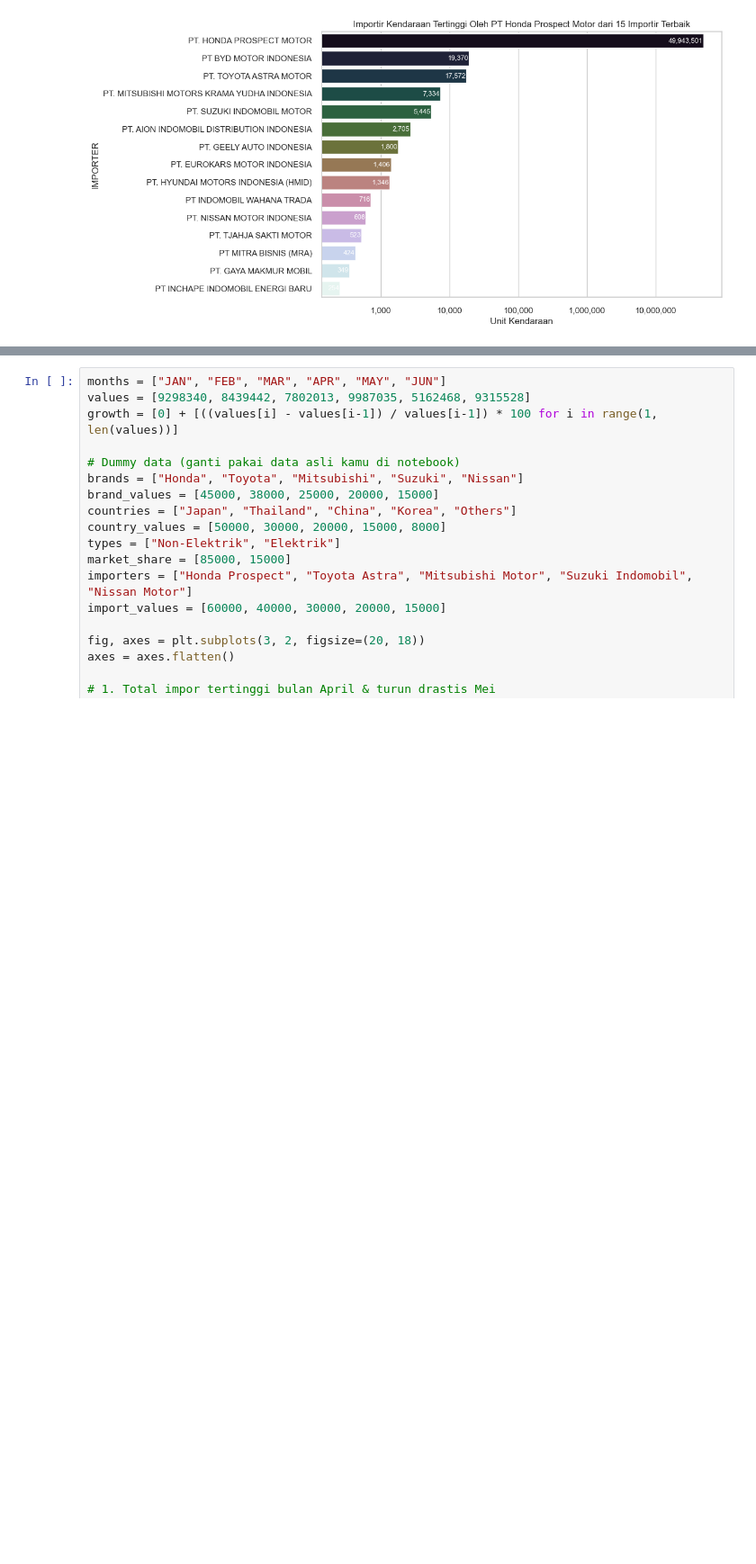
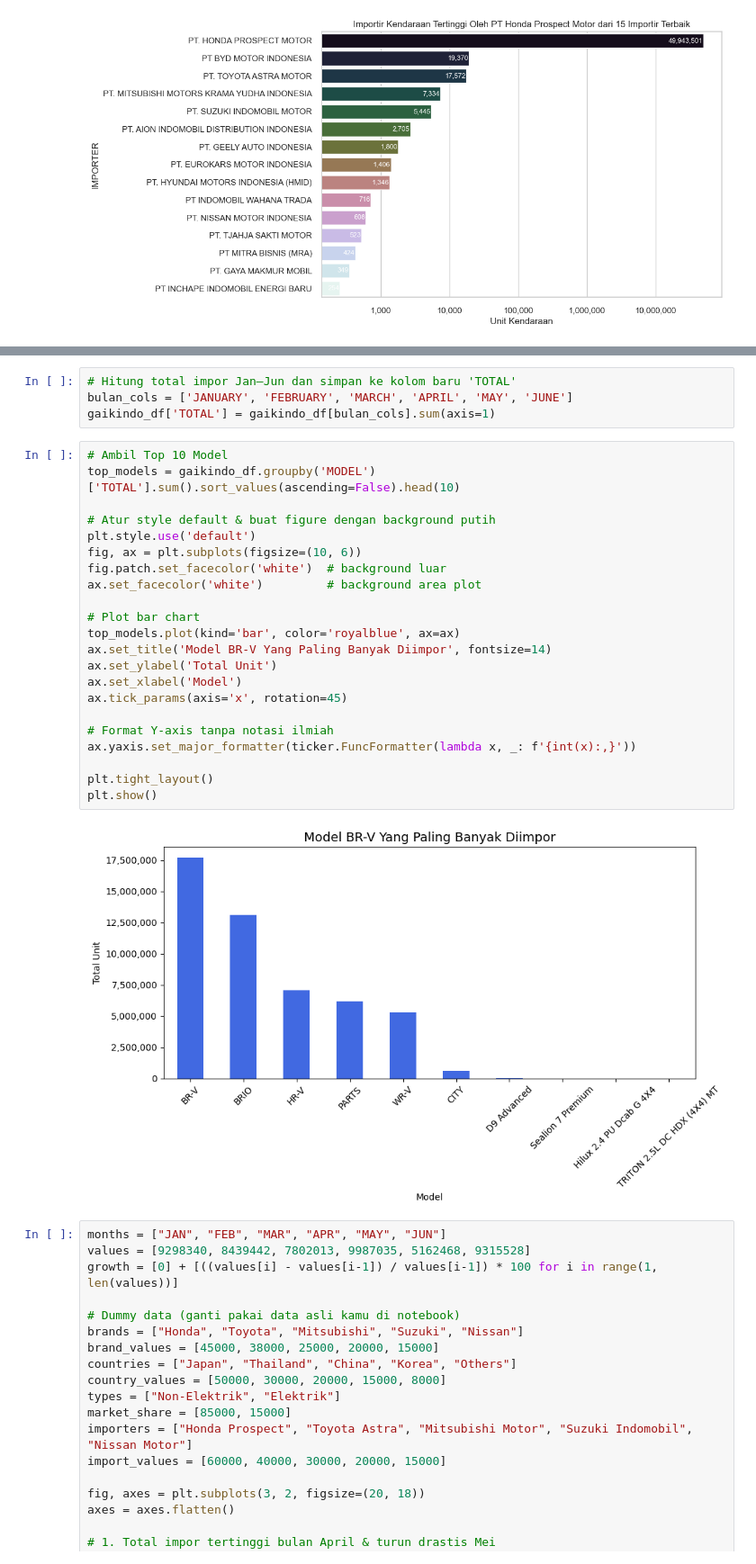
Before and after one commit to nuruldwicahya/Gaikindo, a Jupyter notebook: Gaikindo_Import_Analysis_Final_Visual.ipynb, the cells around one changed output, grey strips where cells are left out. Shown at 90% size. Drawn from its saved outputs; the diff is of its cells as text; blank space fills up the shorter version.

```diff
--- a/Gaikindo_Import_Analysis_Final_Visual.ipynb
+++ b/Gaikindo_Import_Analysis_Final_Visual.ipynb
@@ -452,3 +499,31 @@ Passing `palette` without assigning `hue` is deprecated and will be removed in v
+# %%
+# Hitung total impor Jan–Jun dan simpan ke kolom baru 'TOTAL'
+bulan_cols = ['JANUARY', 'FEBRUARY', 'MARCH', 'APRIL', 'MAY', 'JUNE']
+gaikindo_df['TOTAL'] = gaikindo_df[bulan_cols].sum(axis=1)
+# %%
+# Ambil Top 10 Model
+top_models = gaikindo_df.groupby('MODEL')['TOTAL'].sum().sort_values(ascending=False).head(10)
+
+# Atur style default & buat figure dengan background putih
+plt.style.use('default')
+fig, ax = plt.subplots(figsize=(10, 6))
+fig.patch.set_facecolor('white')  # background luar
+ax.set_facecolor('white')         # background area plot
+
+# Plot bar chart
+top_models.plot(kind='bar', color='royalblue', ax=ax)
+ax.set_title('Model BR-V Yang Paling Banyak Diimpor', fontsize=14)
+ax.set_ylabel('Total Unit')
+ax.set_xlabel('Model')
+ax.tick_params(axis='x', rotation=45)
+
+# Format Y-axis tanpa notasi ilmiah
+ax.yaxis.set_major_formatter(ticker.FuncFormatter(lambda x, _: f'{int(x):,}'))
+
+plt.tight_layout()
+plt.show()
+# %% [output]
+[figure, added]
 # %%
 months = ["JAN", "FEB", "MAR", "APR", "MAY", "JUN"]
 values = [9298340, 8439442, 7802013, 9987035, 5162468, 9315528]
```
Also changed, not shown: parts of 6 cells of this notebook, 9 other files.
